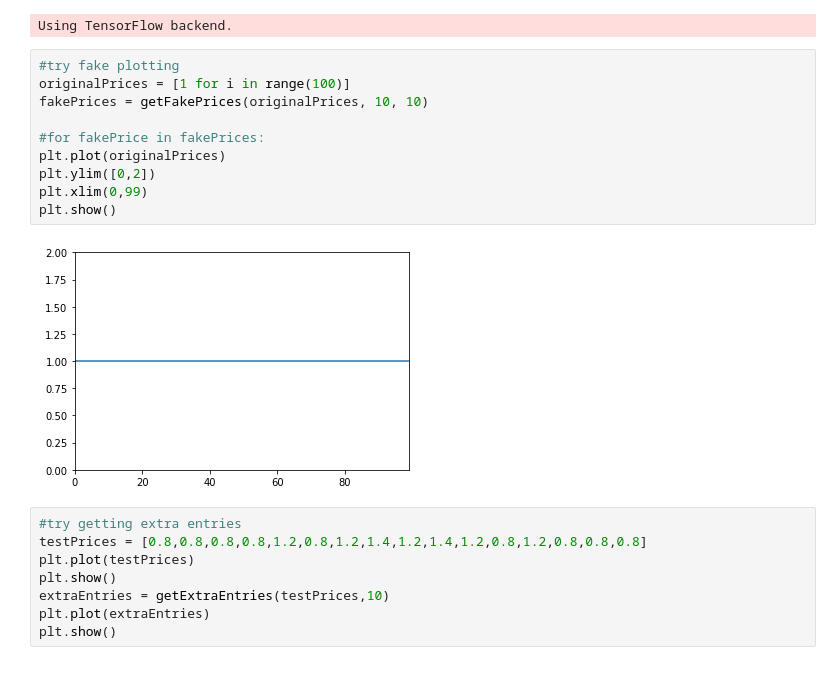
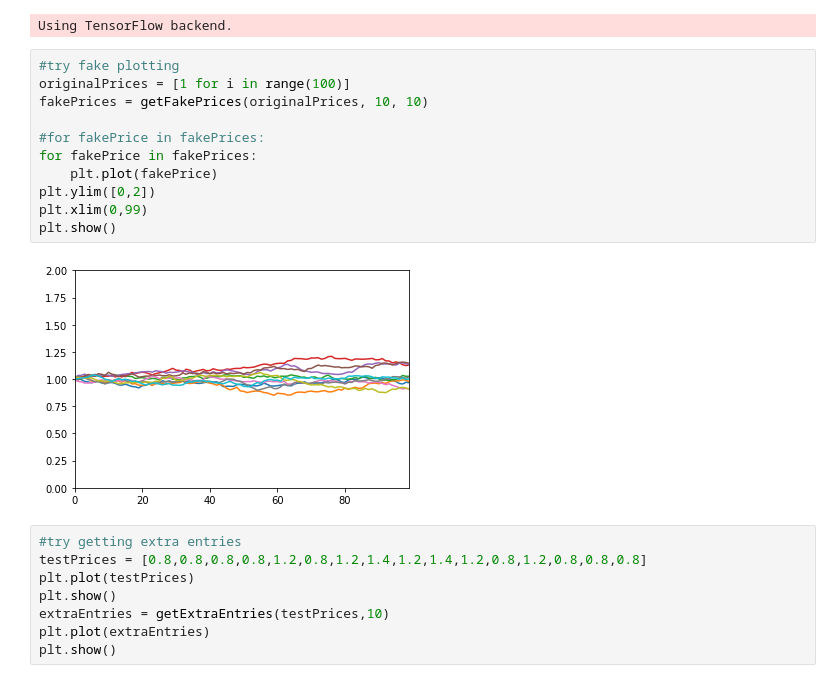
Before and after one commit to christophostertag/chart_analysis, a Jupyter notebook: fakeCharts.ipynb, the cells around one changed output. Saved outputs shown, nothing was run; the diff lists cells and outputs as text.

```diff
--- a/fakeCharts.ipynb
+++ b/fakeCharts.ipynb
@@ -5,15 +5,16 @@ Using TensorFlow backend.
 # %%
 #try fake plotting
 originalPrices = [1 for i in range(100)]
 fakePrices = getFakePrices(originalPrices, 10, 10)
 
 #for fakePrice in fakePrices:
-plt.plot(originalPrices)
+for fakePrice in fakePrices:
+    plt.plot(fakePrice)
 plt.ylim([0,2])
 plt.xlim(0,99)
 plt.show()
 # %% [output]
-[figure, old version]
+[figure, new version]
 # %%
 #try getting extra entries
 testPrices = [0.8,0.8,0.8,0.8,1.2,0.8,1.2,1.4,1.2,1.4,1.2,0.8,1.2,0.8,0.8,0.8]
```
Also changed, not shown: parts of 2 cells of this notebook.
